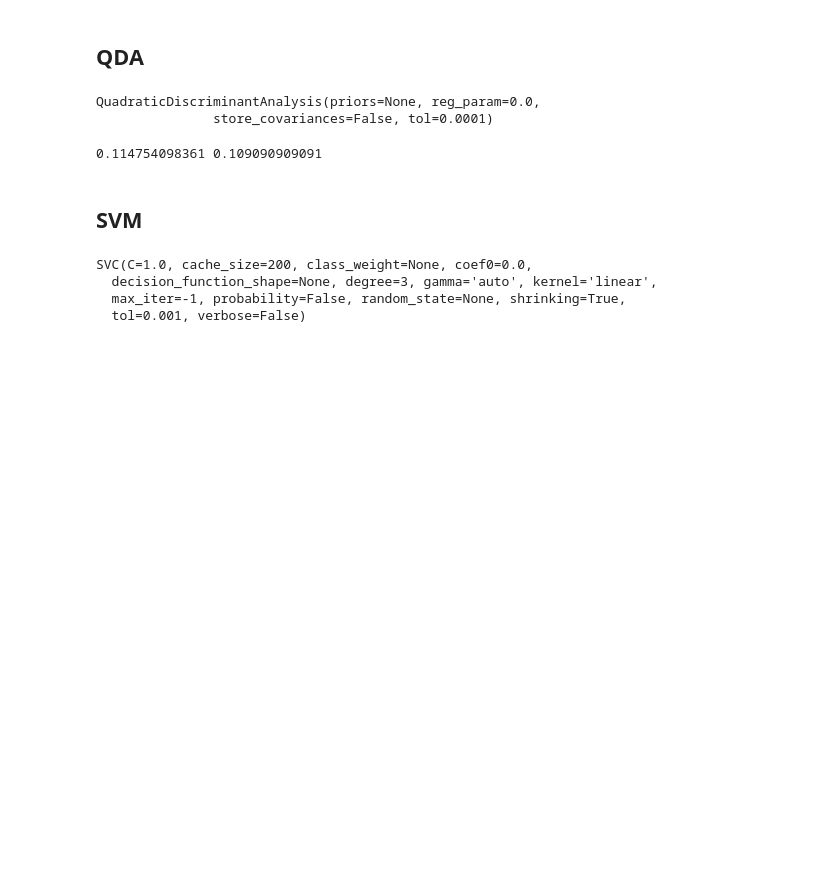
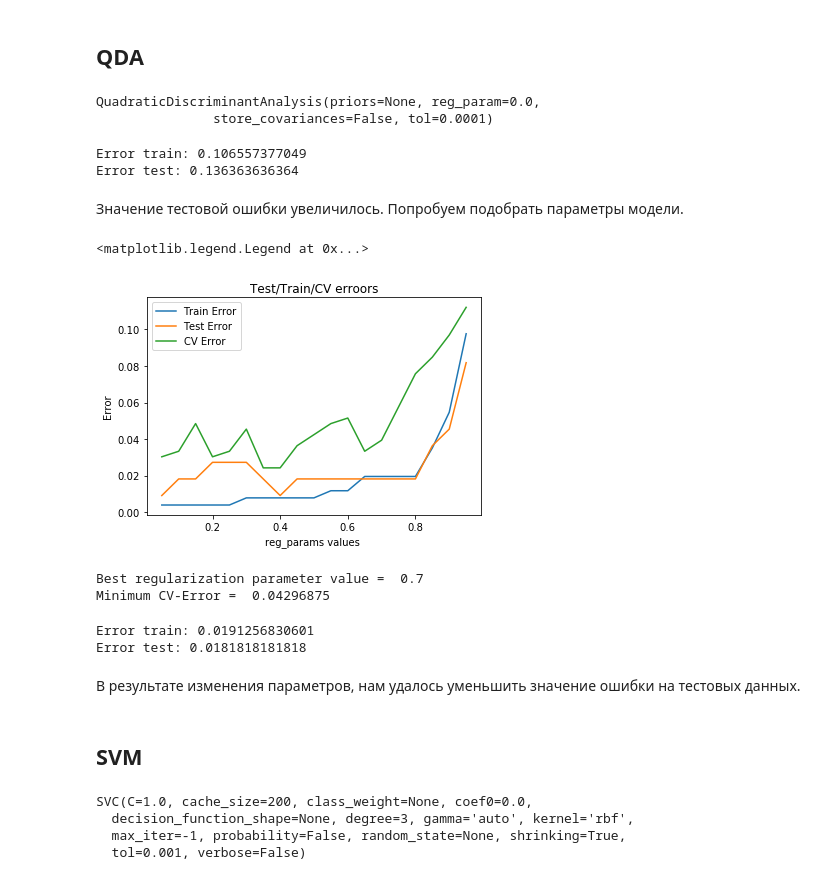
Before and after one commit to lobiviam/methods-of-data-analysis, a Jupyter notebook: Dermatology.ipynb, the cells around one changed output. Drawn from its saved outputs; the diff is of its cells as text; code cells hidden in the pictures; blank space fills up the shorter version.

```diff
--- a/Dermatology.ipynb
+++ b/Dermatology.ipynb
@@ -674,7 +796,7 @@ print(logistic_model.intercept_)
 # %%
 from sklearn import discriminant_analysis
-lda_model = discriminant_analysis.LinearDiscriminantAnalysis()
-lda_model.fit(X, y)
+lda = discriminant_analysis.LinearDiscriminantAnalysis()
+lda.fit(X_train, y_train)
 # %% [output]
 LinearDiscriminantAnalysis(n_components=None, priors=None, shrinkage=None,
               solver='svd', store_covariance=False, tol=0.0001)
@@ -692,25 +828,78 @@ print lda_model.priors_
 ## QDA
 # %%
 qda = discriminant_analysis.QuadraticDiscriminantAnalysis()
-qda.fit(X, y)
+qda.fit(X_train, y_train)
 # %% [output]
 QuadraticDiscriminantAnalysis(priors=None, reg_param=0.0,
                store_covariances=False, tol=0.0001)
 # %%
-err_train = np.mean(y != qda.predict(X))
-err_test = np.mean(y_test != qda.predict(X_test))
-print err_train, err_test
+qda_err_train = np.mean(y != qda.predict(X))
+qda_err_test = np.mean(y_test != qda.predict(X_test))
+print 'Error train:', qda_err_train
+print 'Error test:', qda_err_test
 # %% [output]
-0.114754098361 0.109090909091
+Error train: 0.106557377049
+Error test: 0.136363636364
+# %% [markdown]
+Значение тестовой ошибки увеличилось. Попробуем подобрать параметры модели.
+# %%
+errs_train, errs_test, errs_cv = [], [], []
+reg_params = np.arange(0.05, 1.0, 0.05)
+for param in reg_params:
+    qda = discriminant_analysis.QuadraticDiscriminantAnalysis(reg_param = param)
+    qda.fit(X_train, y_train)
+    errs_train.append( np.mean(y_train != qda.predict(X_train)))
+    errs_test.append(np.mean(y_test  != qda.predict(X_test)))
+
+    cross_val = ShuffleSplit(n_splits=3, test_size=0.3)
+    accuracy = cross_val_score(qda, X, y, cv=cross_val, scoring='accuracy')
+    errs_cv.append(1-accuracy.mean())
+# %%
+plt.plot(reg_params,errs_train, label='Train Error')
+plt.plot(reg_params,errs_test, label='Test Error')
+plt.plot(reg_params, errs_cv, label='CV Error')
+plt.title('Test/Train/CV erroors')
+plt.xlabel('reg_params values ')
+plt.ylabel('Error')
+plt.legend()
+# %% [output]
+<matplotlib.legend.Legend at 0x...>
+[figure, added]
+# %%
+from sklearn.model_selection import GridSearchCV
+reg_params = np.arange(0.05, 1.0, 0.05)
+qda = discriminant_analysis.QuadraticDiscriminantAnalysis()
+grid = GridSearchCV(qda, param_grid = {'reg_param': reg_params}, cv=10)
+grid.fit(X_train, y_train)
+
+best_cv_err = 1 - grid.best_score_
+best_reg_param_value = grid.best_estimator_.reg_param
+print'Best regularization parameter value = ', best_reg_param_value
+print 'Minimum CV-Error = ' ,best_cv_err
+# %% [output]
+Best regularization parameter value =  0.7
+Minimum CV-Error =  0.04296875
+# %%
+qda = discriminant_analysis.QuadraticDiscriminantAnalysis(reg_param = best_reg_param_value)
+qda.fit(X_train, y_train)
+qda_err_train = np.mean(y != qda.predict(X))
+qda_err_test = np.mean(y_test != qda.predict(X_test))
+print 'Error train:', qda_err_train
+print 'Error test:', qda_err_test
+# %% [output]
+Error train: 0.0191256830601
+Error test: 0.0181818181818
+# %% [markdown]
+В результате изменения параметров, нам удалось уменьшить значение ошибки на тестовых данных.
 # %% [markdown]
 ## SVM
 # %%
 from sklearn.svm import SVC # "Support Vector Classifier"
-svc_model = SVC(kernel = 'linear')
-svc_model.fit(X, y)
+svc_model = SVC()
+svc_model.fit(X_train, y_train)
 # %% [output]
 SVC(C=1.0, cache_size=200, class_weight=None, coef0=0.0,
-  decision_function_shape=None, degree=3, gamma='auto', kernel='linear',
+  decision_function_shape=None, degree=3, gamma='auto', kernel='rbf',
   max_iter=-1, probability=False, random_state=None, shrinking=True,
   tol=0.001, verbose=False)
 # %%
```
Also changed, not shown: parts of 87 cells of this notebook.
